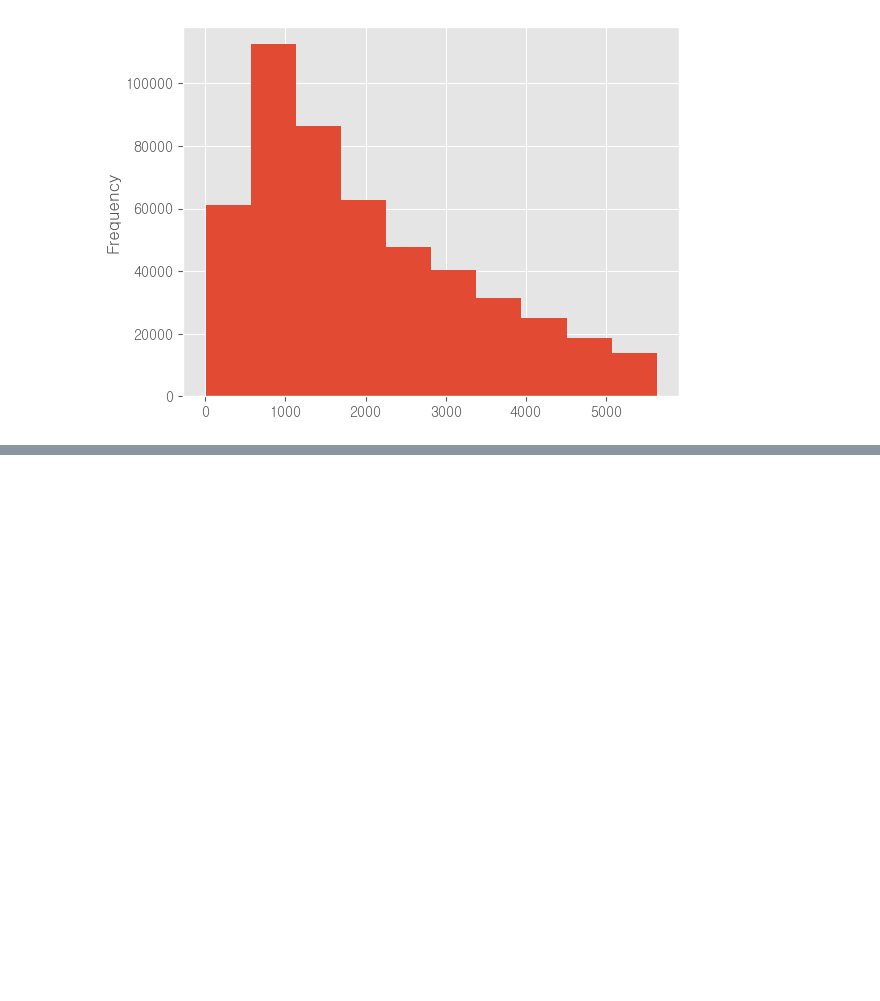
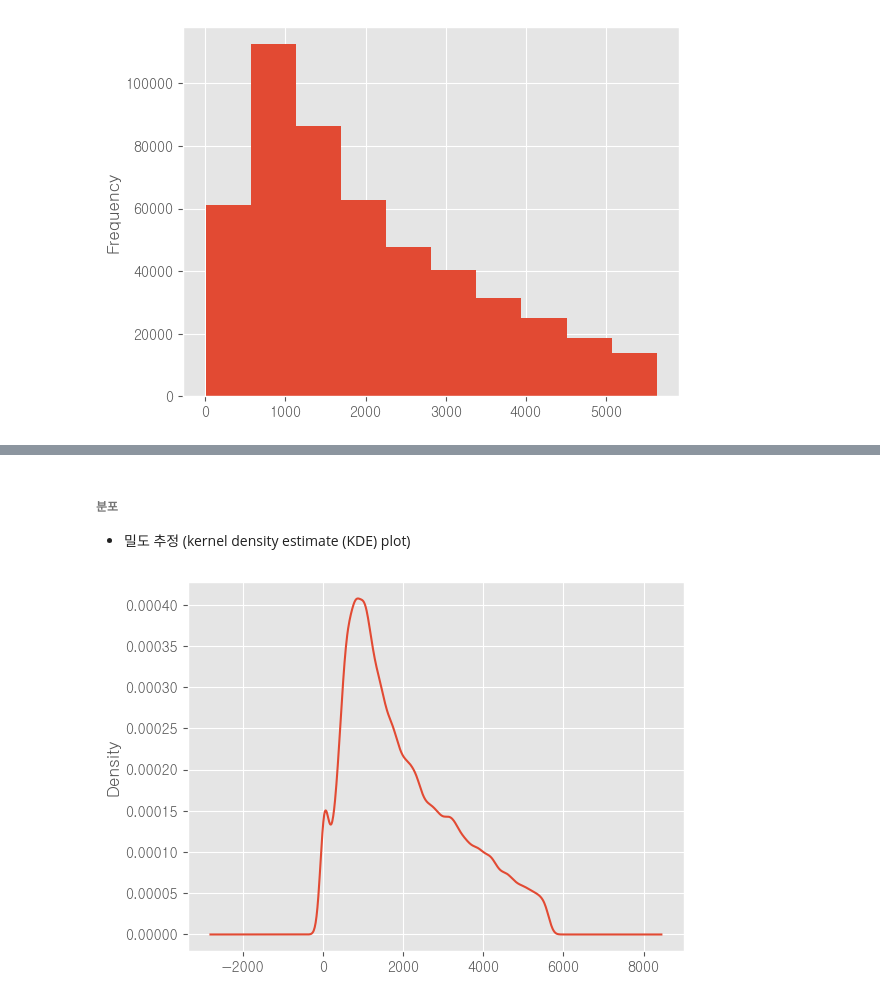
Before and after one commit to haebzzzang/dachungcam, a Jupyter notebook: 2week/2week.ipynb, the cells around one changed output, grey strips where cells are left out. Drawn from its saved outputs; the diff is of its cells as text; code cells hidden in the pictures; blank space fills up the shorter version.

```diff
--- a/2week/2week.ipynb
+++ b/2week/2week.ipynb
@@ -293,0 +304,7 @@ ax = df_use['이동거리'].plot.hist()
+# %% [markdown]
+###### 분포
+- 밀도 추정 (kernel density estimate (KDE) plot)
+# %%
+ax = df_use['이동거리'].plot.density()
+# %% [output]
+[figure, added]
```
Also changed, not shown: parts of 3 cells of this notebook.
